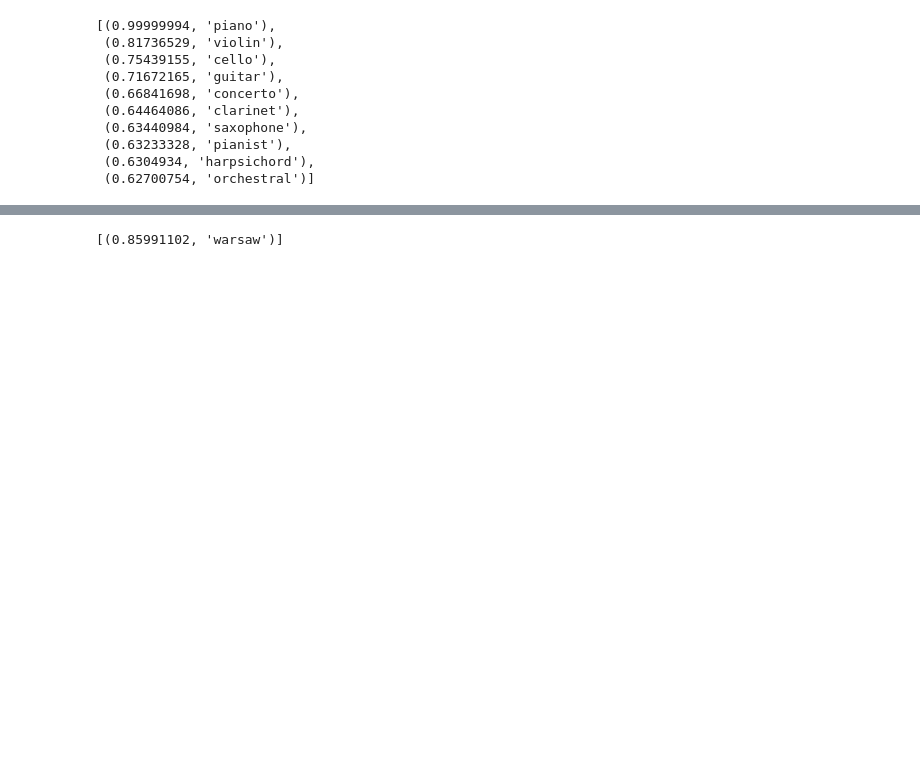
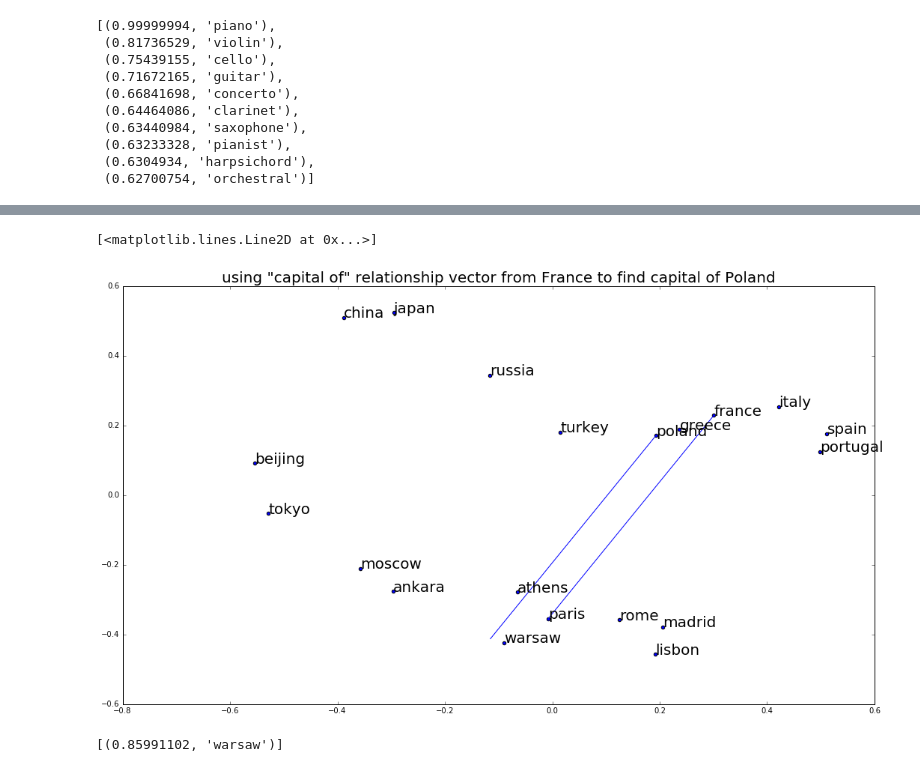
Before and after one commit to hrldcpr/word-embeddings, a Jupyter notebook: analogies.ipynb, the cells around one changed output, grey strips where cells are left out. Saved outputs shown, nothing was run; the diff lists cells and outputs as text; code cells hidden in the pictures; blank space fills up the shorter version.

```diff
--- a/analogies.ipynb
+++ b/analogies.ipynb
@@ -101,3 +112,27 @@ plot_words('larger', 'largest',
+# %%
+plt.title('using "capital of" relationship vector from France to find capital of Poland', fontsize=20)
+
+pca = plot_words('china', 'beijing',
+                 'japan', 'tokyo',
+                 'france', 'paris',
+                 'russia', 'moscow',
+                 'italy', 'rome',
+                 'spain', 'madrid',
+                 'greece', 'athens',
+                 'turkey', 'ankara',
+                 'portugal', 'lisbon',
+                 'poland', 'warsaw')
+paris, france, poland = pca.transform([vectors[x] for x in ('paris', 'france', 'poland')])
+capital_of = paris - france
+
+capital_of_france = capital_of + france
+plt.plot([france[0], capital_of_france[0]], [france[1], capital_of_france[1]], 'b')
+
+capital_of_poland = capital_of + poland
+plt.plot([poland[0], capital_of_poland[0]], [poland[1], capital_of_poland[1]], 'b')
+# %% [output]
+[<matplotlib.lines.Line2D at 0x...>]
+[figure, added]
 # %%
 most_similar(vectors['paris'] - vectors['france'] + vectors['poland'])
 # %% [output]
```
Also changed, not shown: parts of 5 cells of this notebook.
